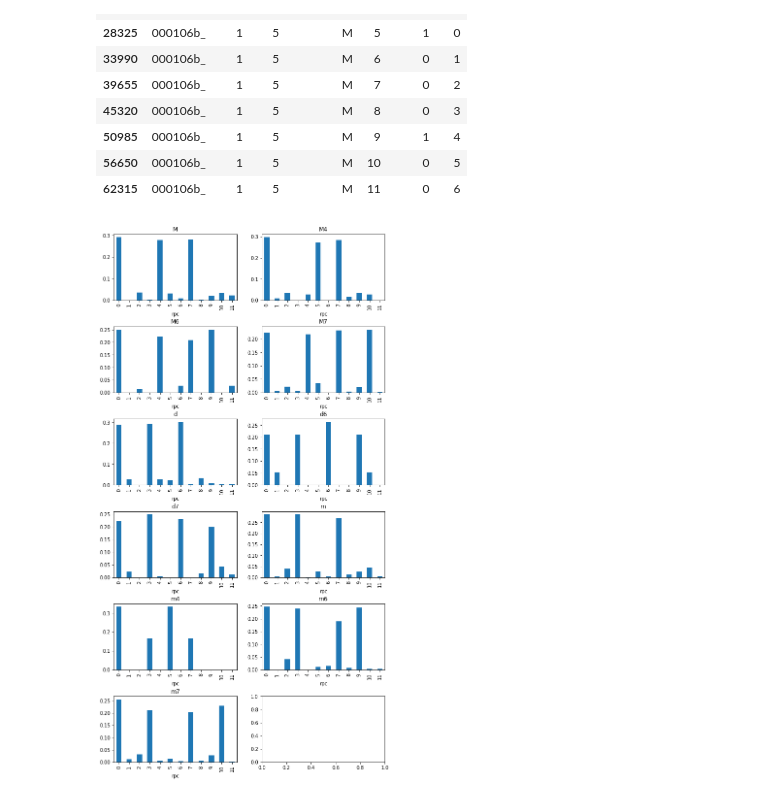
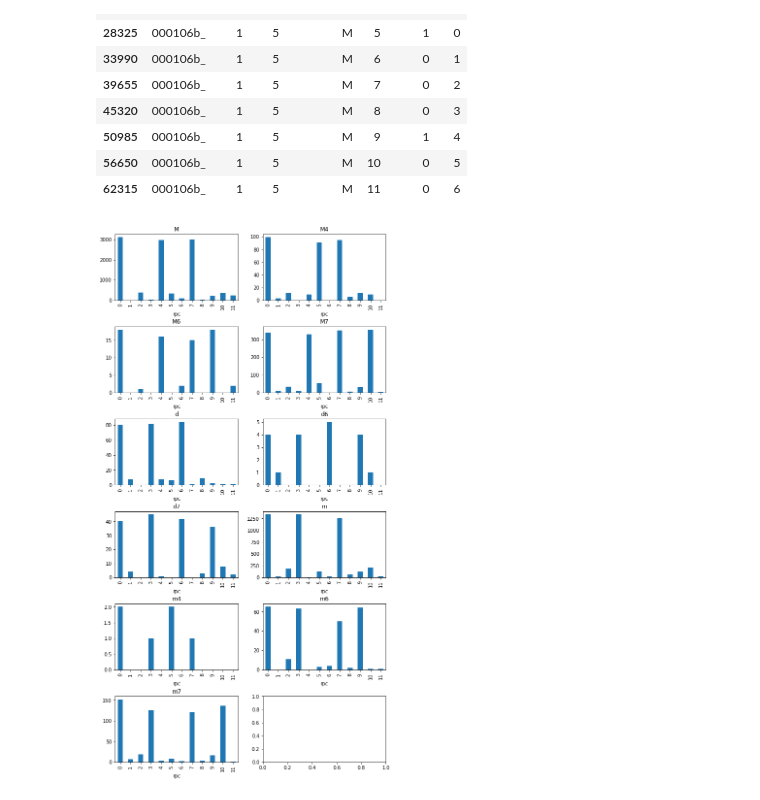
Before and after one commit to DCMLab/part-writing, a Jupyter notebook: data/jsbach_chorals_harmony/profiles.ipynb, the cells around one changed output. Saved outputs shown, nothing was run; the diff lists cells and outputs as text; code cells hidden in the pictures.

Commit message:
new harmony estimator: dirichlet-multinomial

```diff
--- a/data/jsbach_chorals_harmony/profiles.ipynb
+++ b/data/jsbach_chorals_harmony/profiles.ipynb
@@ -101,14 +101,15 @@ df[(df['id'] == "000106b_") & (df['slice'] == 1)]
 # %%
 # create profiles
 profiles = df.groupby(["chord_type", "rpc"])["occurs"].sum()
-profiles = profiles.groupby("chord_type").transform(lambda prf: prf / prf.sum())
+# profiles = profiles.groupby("chord_type").transform(lambda prf: prf / prf.sum())
+# we don't normalize since we want to use the profiles as counts for a dirichlet-multinomial distribution
 
 grouped = profiles.groupby("chord_type")
 fig, axs = plt.subplots(6, 2, figsize=(10,20), gridspec_kw=dict(hspace=0.4))
 for (name, grp), ax in zip(grouped, axs.flatten()):
     grp[name].plot.bar(ax=ax, title=name)
 # %% [output]
-[figure, old version]
+[figure, new version]
 # %%
 # convert and save as JSON
 prof_dict = {ct: profiles[ct].to_dict() for ct in profiles.index.levels[0]}
```
Also changed, not shown: 2 other files.
